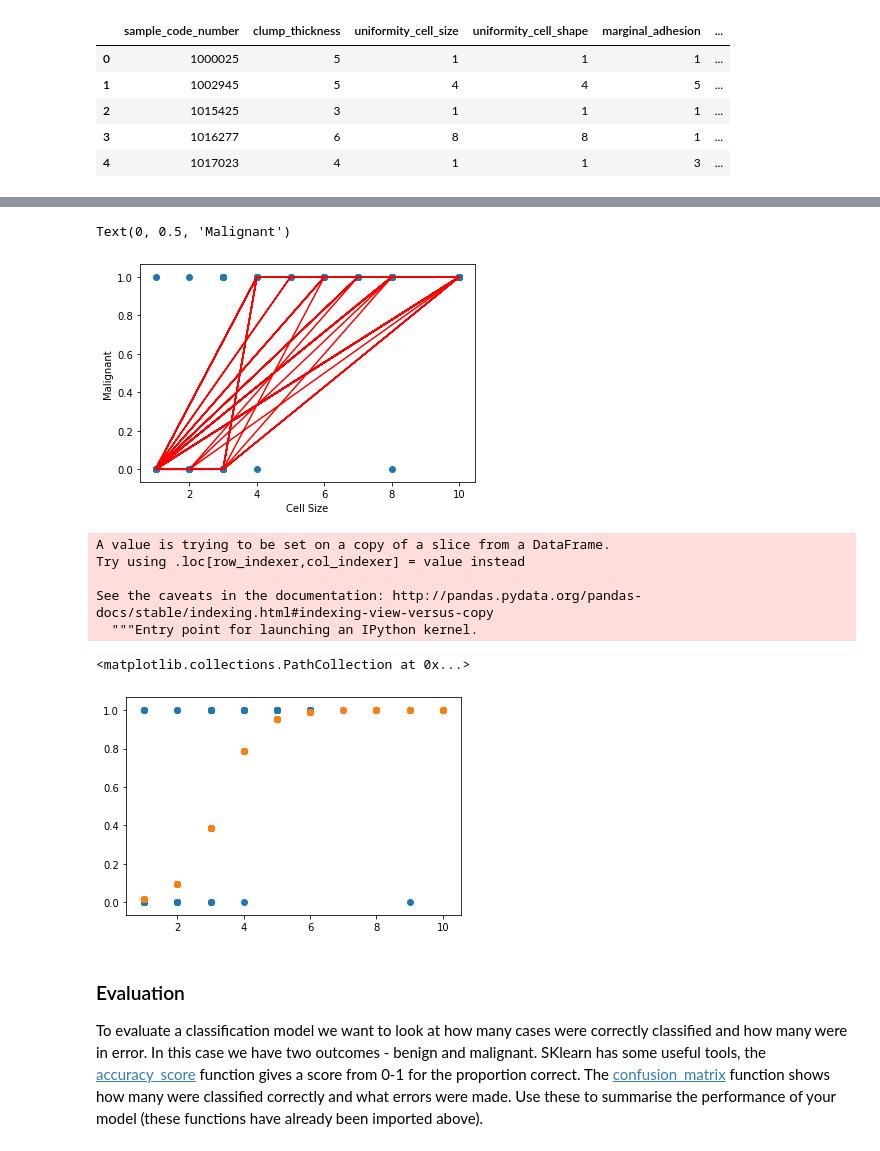
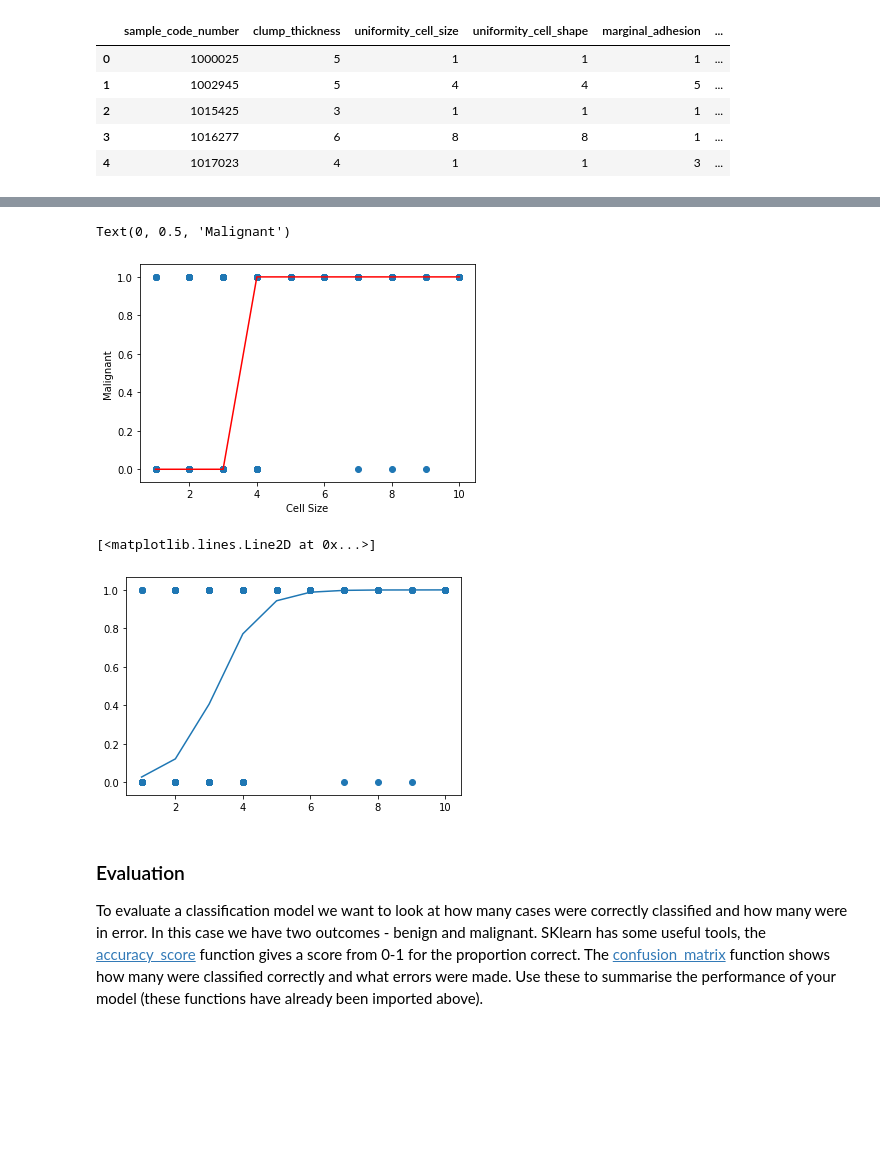
Before and after one commit to BinaryPogs/COMP257-Exercises, a Jupyter notebook: COMP257 Week 6.ipynb, the cells around one changed output, grey strips where cells are left out. Drawn from its saved outputs; the diff is of its cells as text; code cells hidden in the pictures; blank space fills up the shorter version.

```diff
--- a/COMP257 Week 6.ipynb
+++ b/COMP257 Week 6.ipynb
@@ -20,7 +20,7 @@ from sklearn.linear_model import LogisticRegression
 from sklearn.metrics import confusion_matrix, accuracy_score
 from sklearn.feature_selection import RFE
 # %%
-bcancer = pd.read_csv("files/breast-cancer-wisconsin.csv", na_values="?")
+bcancer = pd.read_csv("breast-cancer-wisconsin.csv", na_values="?")
 bcancer.head()
 # %% [output]
 |  | sample_code_number | clump_thickness | uniformity_cell_size | uniformity_cell_shape | marginal_adhesion | ... |
@@ -57,3 +52,17 @@ bcancer.dropna().head()
 | 2 | 1015425 | 3 | 1 | 1 | 1 | ... |
 | 3 | 1016277 | 6 | 8 | 8 | 1 | ... |
 | 4 | 1017023 | 4 | 1 | 1 | 3 | ... |
+# %%
+from sklearn.preprocessing import LabelEncoder
+
+#lb_make = LabelEncoder()
+#bcancer["class"] = lb_make.fit_transform(bcancer["class"])
+bcancer = bcancer.sort_values('uniformity_cell_size')
+bcancer['malignant'] = np.where(bcancer['class'] >2, 1,0)
+logreg = LogisticRegression(C=1e9)
+feature_cols = ['uniformity_cell_size']
+X = bcancer[feature_cols]
+y = bcancer['malignant']
+logreg.fit(X,y)
+bcancer['malignant_predict'] = logreg.predict(X)
+bcancer.head()
@@ -103,24 +89,19 @@ See the caveats in the documentation: http://pandas.pydata.org/pandas-docs/stabl
 # %%
-plt.scatter(test.uniformity_cell_size, test.malignant)
-plt.plot(test.uniformity_cell_size, test.cellsize_predict_malig, color='red')
+plt.scatter(bcancer.uniformity_cell_size, bcancer.malignant)
+plt.plot(bcancer.uniformity_cell_size, bcancer.malignant_predict, color='red')
 plt.xlabel('Cell Size')
 plt.ylabel('Malignant')
 # %% [output]
 Text(0, 0.5, 'Malignant')
-[figure, old version]
+[figure, new version]
 # %%
-test['cellsize_pred_prob'] = logreg.predict_proba(X)[:,1]
+bcancer['cellsize_pred_prob'] = logreg.predict_proba(X)[:,1]
 plt.scatter(X,y)
-plt.scatter(X, test['cellsize_pred_prob'])
+plt.plot(X, bcancer['cellsize_pred_prob'])
 #plt.plot(test['uniformity_cell_size'], test.cellsize_pred_prob,color='red')
 # %% [output]
-A value is trying to be set on a copy of a slice from a DataFrame.
-Try using .loc[row_indexer,col_indexer] = value instead
-
-See the caveats in the documentation: http://pandas.pydata.org/pandas-docs/stable/indexing.html#indexing-view-versus-copy
-  """Entry point for launching an IPython kernel.
+[<matplotlib.lines.Line2D at 0x...>]
-<matplotlib.collections.PathCollection at 0x...>
-[figure, old version]
+[figure, new version]
 # %% [markdown]
 ### Evaluation
 
```
Also changed, not shown: parts of 6 cells of this notebook.
